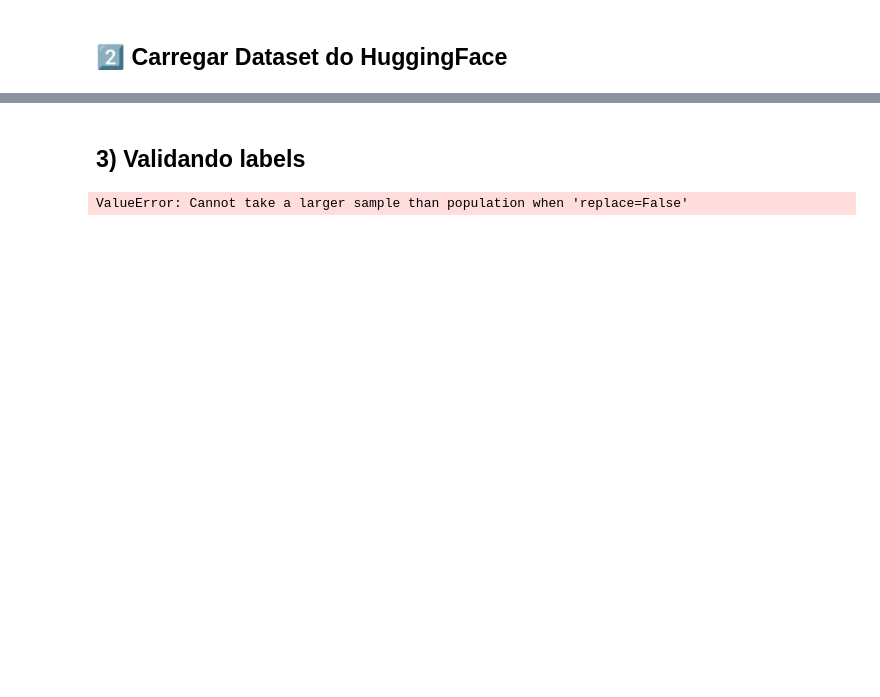
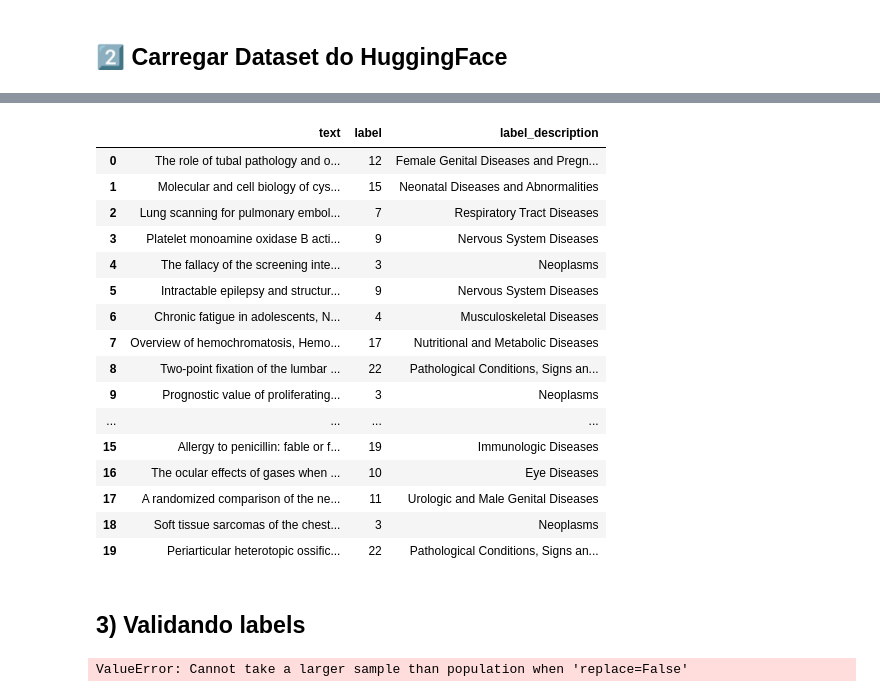
Before and after one commit to Ktzani/llm-annotation, a Jupyter notebook: src/notebooks/validando_labels.ipynb, the cells around one changed output, grey strips where cells are left out. Drawn from its saved outputs; the diff is of its cells as text; code cells hidden in the pictures; blank space fills up the shorter version.

```diff
--- a/src/notebooks/validando_labels.ipynb
+++ b/src/notebooks/validando_labels.ipynb
@@ -19,0 +38,7 @@ logger.success("✓ Setup completo")
+# %%
+dataset_cfg = EXPERIMENT_CONFIG.dataset_config
+
+dataset_split = dataset_cfg.split
+combine_splits = dataset_cfg.combine_splits
+sample_size = dataset_cfg.sample_size
+random_state = dataset_cfg.random_state
@@ -20,3 +47,8 @@ logger.success("✓ Setup completo")
+# %%
+cache_cfg = EXPERIMENT_CONFIG.cache
+
+cache_enabled = cache_cfg.enabled
+cache_dir = cache_cfg.dir
 # %% [markdown]
 ## 2️⃣ Carregar Dataset do HuggingFace
 # %%
@@ -46,8 +78,12 @@ for dataset in list_available_datasets():
 # %%
 # Carregar dataset
-dataset_name = "wos5736"  # Ajuste conforme necessário
+dataset_name = "ohsumed"  # Ajuste conforme necessário
 # %%
-df, categories = load_hf_dataset_as_dataframe(dataset_name)
+df, categories = load_hf_dataset_as_dataframe(
+    dataset_name=dataset_name,
+    cache_dir=cache_dir,
+    dataset_global_config=dataset_cfg
+)
 
 df = pd.DataFrame(df)
 # %% [output]
@@ -61,3 +100,23 @@ df = pd.DataFrame(df)
+# %%
+df
+# %% [output]
+|  | text | label | label_description |
+| 0 | The role of tubal pathology and o... | 12 | Female Genital Diseases and Pregn... |
+| 1 | Molecular and cell biology of cys... | 15 | Neonatal Diseases and Abnormalities |
+| 2 | Lung scanning for pulmonary embol... | 7 | Respiratory Tract Diseases |
+| 3 | Platelet monoamine oxidase B acti... | 9 | Nervous System Diseases |
+| 4 | The fallacy of the screening inte... | 3 | Neoplasms |
+| 5 | Intractable epilepsy and structur... | 9 | Nervous System Diseases |
+| 6 | Chronic fatigue in adolescents, N... | 4 | Musculoskeletal Diseases |
+| 7 | Overview of hemochromatosis, Hemo... | 17 | Nutritional and Metabolic Diseases |
+| 8 | Two-point fixation of the lumbar ... | 22 | Pathological Conditions, Signs an... |
+| 9 | Prognostic value of proliferating... | 3 | Neoplasms |
+| ... | ... | ... | ... |
+| 15 | Allergy to penicillin: fable or f... | 19 | Immunologic Diseases |
+| 16 | The ocular effects of gases when ... | 10 | Eye Diseases |
+| 17 | A randomized comparison of the ne... | 11 | Urologic and Male Genital Diseases |
+| 18 | Soft tissue sarcomas of the chest... | 3 | Neoplasms |
+| 19 | Periarticular heterotopic ossific... | 22 | Pathological Conditions, Signs an... |
 # %% [markdown]
 ## 3) Validando labels
 # %%
```
Also changed, not shown: parts of 7 cells of this notebook, 14 other files.
